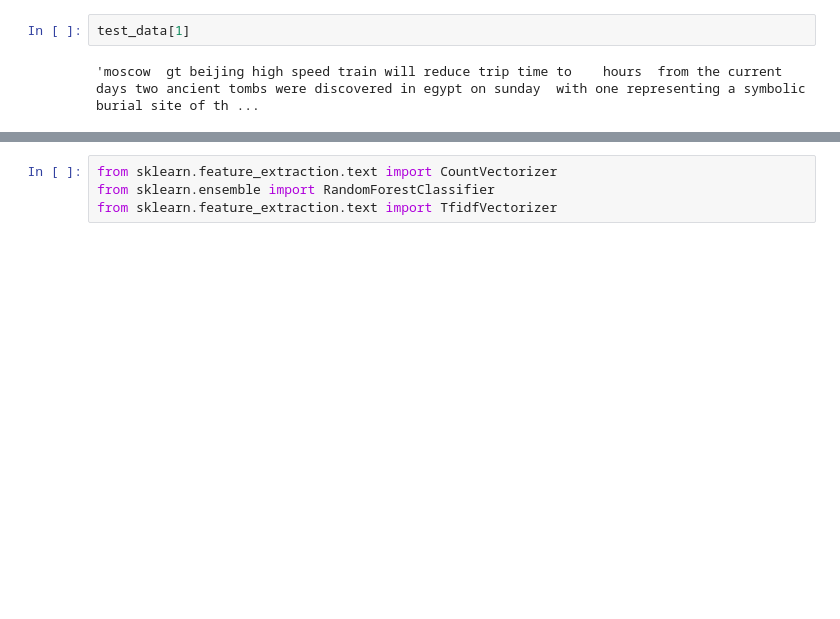
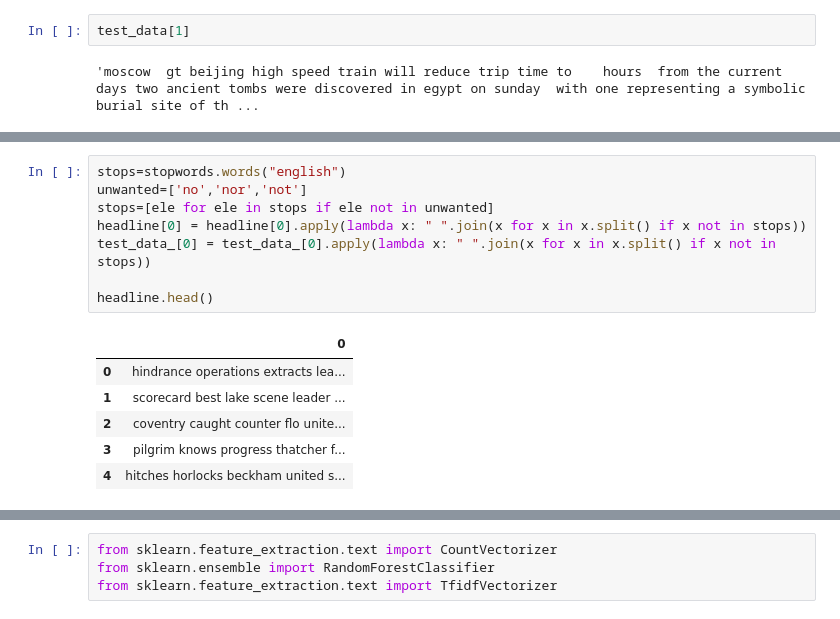
Before and after one commit to Kaleab1999/text-analytics-NLP, a Jupyter notebook: Stock_market_sentiment_analysis.ipynb, the cells around one changed output, grey strips where cells are left out. Drawn from its saved outputs; the diff is of its cells as text; blank space fills up the shorter version.

```diff
--- a/Stock_market_sentiment_analysis.ipynb
+++ b/Stock_market_sentiment_analysis.ipynb
@@ -104,0 +267,15 @@ test_data[1]
+# %%
+stops=stopwords.words("english")
+unwanted=['no','nor','not']
+stops=[ele for ele in stops if ele not in unwanted]
+headline[0] = headline[0].apply(lambda x: " ".join(x for x in x.split() if x not in stops))
+test_data_[0] = test_data_[0].apply(lambda x: " ".join(x for x in x.split() if x not in stops))
+
+headline.head()
+# %% [output]
+|  | 0 |
+| 0 | hindrance operations extracts lea... |
+| 1 | scorecard best lake scene leader ... |
+| 2 | coventry caught counter flo unite... |
+| 3 | pilgrim knows progress thatcher f... |
+| 4 | hitches horlocks beckham united s... |
```
Also changed, not shown: parts of 19 cells of this notebook.
